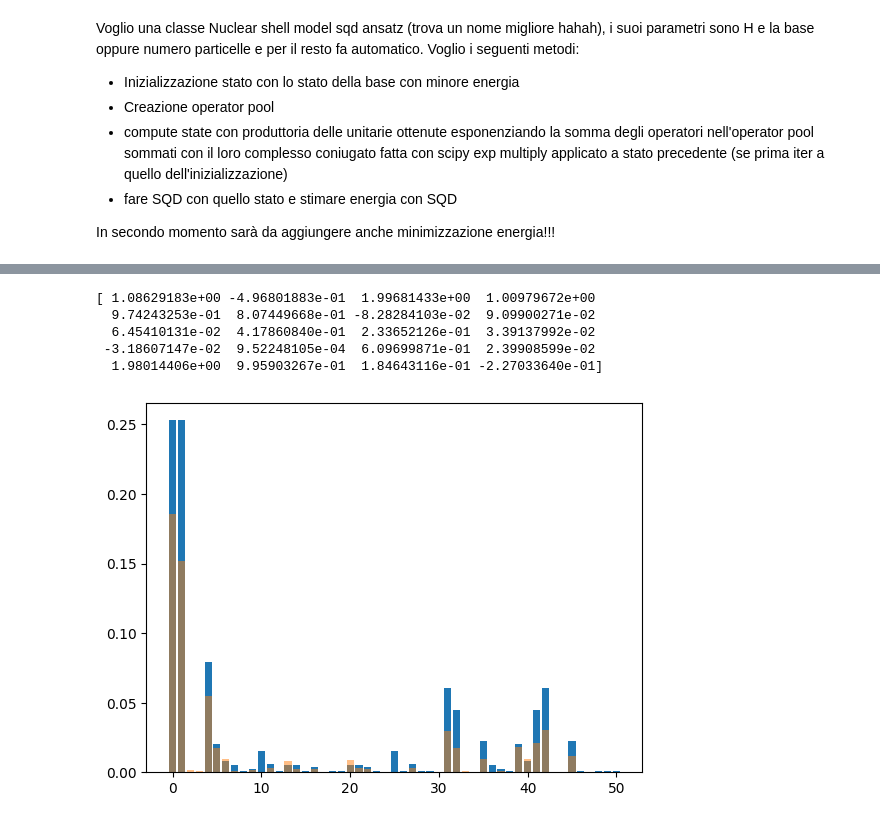
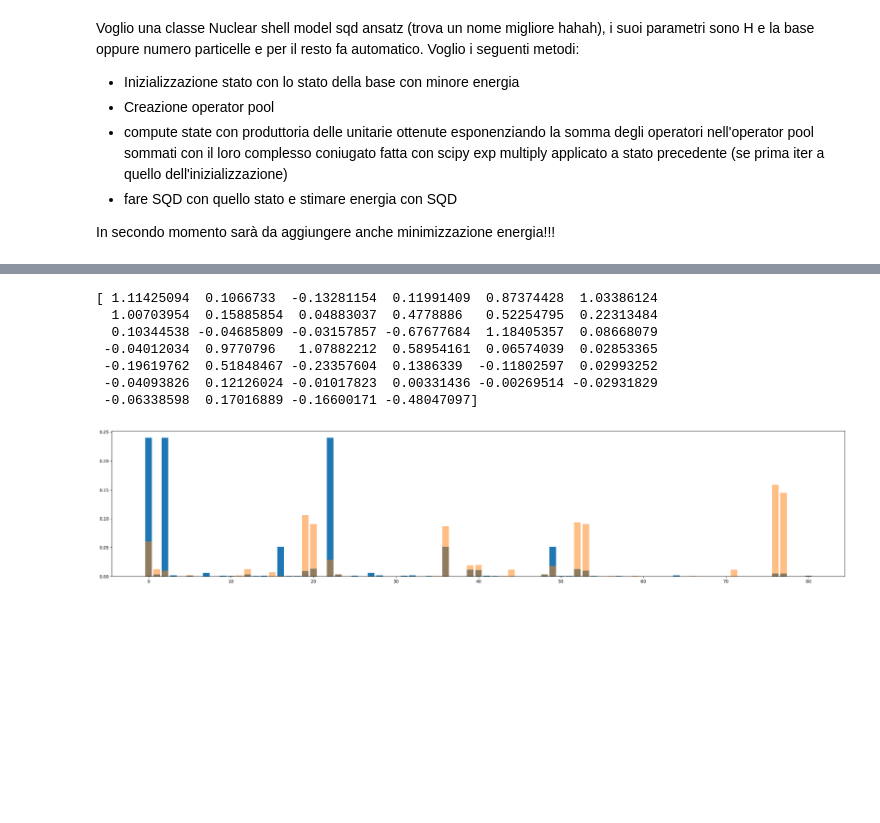
Before and after one commit to emacosta95/QuantumMachineLearningFermions, a Jupyter notebook: EmaNucleare.ipynb, the cells around one changed output, grey strips where cells are left out. Drawn from its saved outputs; the diff is of its cells as text; code cells hidden in the pictures; blank space fills up the shorter version.

```diff
--- a/EmaNucleare.ipynb
+++ b/EmaNucleare.ipynb
@@ -31,17 +31,17 @@ import torch.nn as nn
 import torch.optim as optim
 
 
-file_name='data/cki'
+file_name='data/usdb.nat'
 
 SPS=SingleParticleState(file_name=file_name)
 # %%
-nparticles_a=4
+nparticles_a=8
 nparticles_b=2 # Berillium
 
 size_a=SPS.energies.shape[0]//2
 size_b=SPS.energies.shape[0]//2
 
-title=r'$^{10}$Be'
+title=r'$^{20}$O'
 # %% [markdown]
 Exact solution:
 # %%
@@ -87,0 +89,2 @@ Hartree-Fock
+# %%
+twobody_matrix,energies=get_twobody_nuclearshell_model(file_name=file_name)
@@ -491,5 +538,5 @@ class NSM_SQD_circuit_ansatz:
 # %%
-m = NSM_SQD_circuit_ansatz(M=0,samples=30, train_steps=10,num_parameters=20,batches=100) # nb da samples = 48 da e esatta se si parte da prob esatta
+m = NSM_SQD_circuit_ansatz(M=0,samples=100, train_steps=10,num_parameters=40,batches=500,file_name='data/usdb.nat',nparticles_a=8,nparticles_b=2,twobody_matrix=twobody_matrix) # nb da samples = 48 da e esatta se si parte da prob esatta
 m.initialize_state_v3(psi_hf)
 
 m.create_operator_pool_twobody_symmetry()
@@ -565,18 +637,22 @@ plt.show()
 # %%
+plt.figure(figsize=(30,6))
+
 plt.bar(np.arange(psi0.shape[0]),(np.conjugate(psi0) * psi0).real)
 
-#plt.bar(np.arange(m.psi.shape[0]),probb,alpha=0.5)
+plt.bar(np.arange(m.psi.shape[0]),probb,alpha=0.5)
 
-plt.bar(np.arange(m.psi.shape[0]),prob_samples,alpha=0.5)
+#plt.bar(np.arange(m.psi.shape[0]),prob_samples,alpha=0.5)
 
 print(m.weights)
 # %% [output]
-[ 1.08629183e+00 -4.96801883e-01  1.99681433e+00  1.00979672e+00
-  9.74243253e-01  8.07449668e-01 -8.28284103e-02  9.09900271e-02
-  6.45410131e-02  4.17860840e-01  2.33652126e-01  3.39137992e-02
- -3.18607147e-02  9.52248105e-04  6.09699871e-01  2.39908599e-02
-  1.98014406e+00  9.95903267e-01  1.84643116e-01 -2.27033640e-01]
+[ 1.11425094  0.1066733  -0.13281154  0.11991409  0.87374428  1.03386124
+  1.00703954  0.15885854  0.04883037  0.4778886   0.52254795  0.22313484
+  0.10344538 -0.04685809 -0.03157857 -0.67677684  1.18405357  0.08668079
+ -0.04012034  0.9770796   1.07882212  0.58954161  0.06574039  0.02853365
+ -0.19619762  0.51848467 -0.23357604  0.1386339  -0.11802597  0.02993252
+ -0.04093826  0.12126024 -0.01017823  0.00331436 -0.00269514 -0.02931829
+ -0.06338598  0.17016889 -0.16600171 -0.48047097]
-[figure, old version]
+[figure, new version]
 # %%
 fidelities=np.conjugate(np.einsum('ai,i->a',m.psi_batches,psi0))*np.einsum('ai,i->a',m.psi_batches,psi0)
 print(np.average(fidelities))
```
Also changed, not shown: parts of 16 cells of this notebook.
